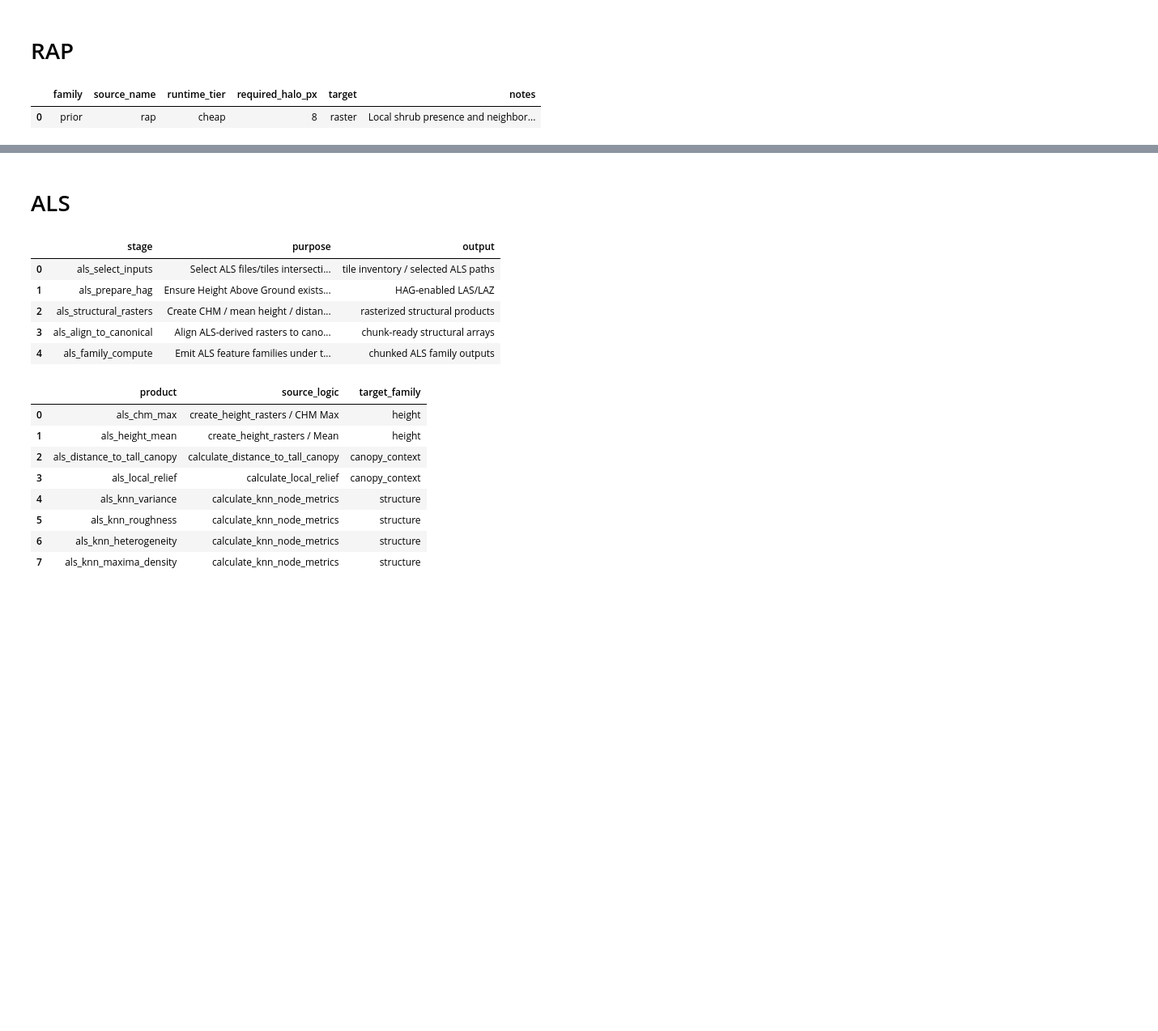
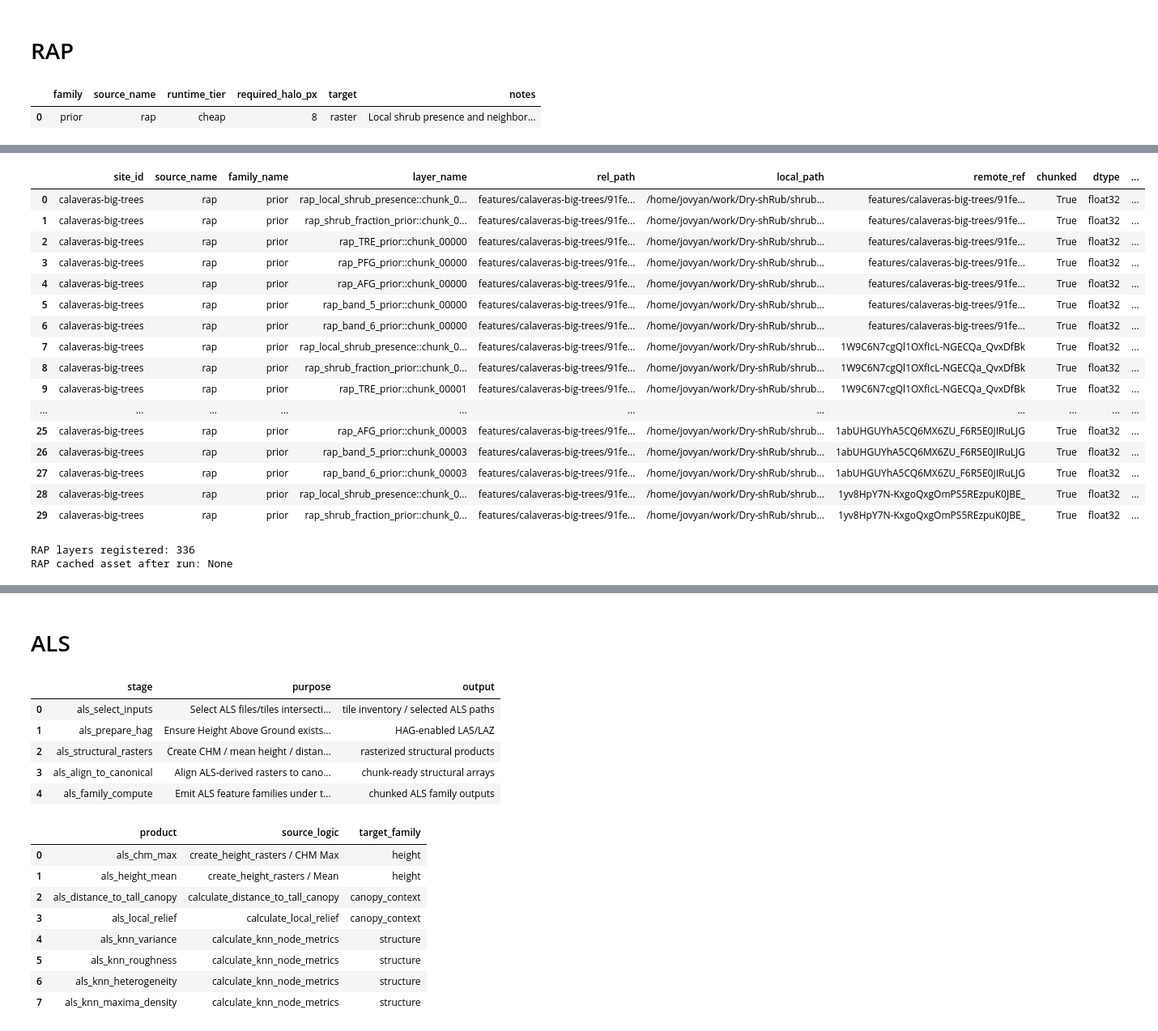
Before and after one commit to ICharmU/shrub, a Jupyter notebook: Final/features/pipeline.ipynb, the cells around one changed output, grey strips where cells are left out. Shown at 81% size. Drawn from its saved outputs; the diff is of its cells as text; code cells hidden in the pictures; blank space fills up the shorter version.

Commit message:
FE working upt multi source

```diff
--- a/Final/features/pipeline.ipynb
+++ b/Final/features/pipeline.ipynb
@@ -4511,10 +5699,11 @@ all_3dep_runs = run_3dep_all_sites(
 # %%
 summary_rows = []
+#print(all_3dep_runs['dl-bliss'])
 for site_id, registry in all_3dep_runs.items():
-    df = stack_registry_frame(registry)
+    df = stack_registry_frame(registry['registry'])
     summary_rows.append({
         "site_id": site_id,
-        "n_layers": len(registry.layers),
+        "n_layers": len(registry['registry'].layers),
         "families": sorted(df["family_name"].unique().tolist()) if not df.empty else [],
         "sources": sorted(df["source_name"].unique().tolist()) if not df.empty else [],
     })
@@ -4626,12 +5902,18 @@ def make_rap_prior_compute_fn(
 def run_rap_chunked_pipeline(
     site_id: str,
     *,
-    tif_path: str | Path,
+    site_assets: SiteAssetBundle,
     canonical_grid: CanonicalGrid,
     chunk_manifest: ChunkManifest,
     registry: RasterStackRegistry | None = None,
+    force_refresh_source: bool = False,
 ) -> RasterStackRegistry:
-    raw_bundle = load_rap_source_bundle(site_id, tif_path=tif_path)
+    raw_bundle = load_rap_source_bundle(
+        site_id,
+        site_assets=site_assets,
+        canonical_grid=canonical_grid,
+        force_refresh=force_refresh_source,
+    )
 
     prior_compute_fn = make_rap_prior_compute_fn(
         context_radius_meters=fe_cfg.rap.context_radius_meters,
@@ -4656,3 +5938,21 @@ def run_rap_chunked_pipeline(
         },
         registry=registry,
     )
+# %%
+TEST_SITE = fe_cfg.sites[0]
+
+site_assets = prepare_site_assets(TEST_SITE, force_refresh=False)
+canonical_grid = build_canonical_grid_for_site(TEST_SITE, assets=site_assets, force_refresh=False)
+chunk_manifest = build_chunk_manifest(canonical_grid, force_refresh=False)
+
+registry_rap = run_rap_chunked_pipeline(
+    TEST_SITE,
+    site_assets=site_assets,
+    canonical_grid=canonical_grid,
+    chunk_manifest=chunk_manifest,
+    registry=RasterStackRegistry(
+        site_id=TEST_SITE,
+        config_signature=fe_config_signature(),
+        layers=[],
+    ),
+)
@@ -4658,0 +6007,24 @@ def run_rap_chunked_pipeline(
+# %%
+display(stack_registry_frame(registry_rap).head(30))
+print("RAP layers registered:", len(registry_rap.layers))
+print("RAP cached asset after run:", find_cached_rap_asset(TEST_SITE))
+# %% [output]
+|  | site_id | source_name | family_name | layer_name | rel_path | local_path | remote_ref | chunked | dtype | ... |
+| 0 | calaveras-big-trees | rap | prior | rap_local_shrub_presence::chunk_0... | features/calaveras-big-trees/91fe... | /home/jovyan/work/Dry-shRub/shrub... | features/calaveras-big-trees/91fe... | True | float32 | ... |
+| 1 | calaveras-big-trees | rap | prior | rap_shrub_fraction_prior::chunk_0... | features/calaveras-big-trees/91fe... | /home/jovyan/work/Dry-shRub/shrub... | features/calaveras-big-trees/91fe... | True | float32 | ... |
+| 2 | calaveras-big-trees | rap | prior | rap_TRE_prior::chunk_00000 | features/calaveras-big-trees/91fe... | /home/jovyan/work/Dry-shRub/shrub... | features/calaveras-big-trees/91fe... | True | float32 | ... |
+| 3 | calaveras-big-trees | rap | prior | rap_PFG_prior::chunk_00000 | features/calaveras-big-trees/91fe... | /home/jovyan/work/Dry-shRub/shrub... | features/calaveras-big-trees/91fe... | True | float32 | ... |
+| 4 | calaveras-big-trees | rap | prior | rap_AFG_prior::chunk_00000 | features/calaveras-big-trees/91fe... | /home/jovyan/work/Dry-shRub/shrub... | features/calaveras-big-trees/91fe... | True | float32 | ... |
+| 5 | calaveras-big-trees | rap | prior | rap_band_5_prior::chunk_00000 | features/calaveras-big-trees/91fe... | /home/jovyan/work/Dry-shRub/shrub... | features/calaveras-big-trees/91fe... | True | float32 | ... |
+| 6 | calaveras-big-trees | rap | prior | rap_band_6_prior::chunk_00000 | features/calaveras-big-trees/91fe... | /home/jovyan/work/Dry-shRub/shrub... | features/calaveras-big-trees/91fe... | True | float32 | ... |
+| 7 | calaveras-big-trees | rap | prior | rap_local_shrub_presence::chunk_0... | features/calaveras-big-trees/91fe... | /home/jovyan/work/Dry-shRub/shrub... | 1W9C6N7cgQl1OXfIcL-NGECQa_QvxDfBk | True | float32 | ... |
+| 8 | calaveras-big-trees | rap | prior | rap_shrub_fraction_prior::chunk_0... | features/calaveras-big-trees/91fe... | /home/jovyan/work/Dry-shRub/shrub... | 1W9C6N7cgQl1OXfIcL-NGECQa_QvxDfBk | True | float32 | ... |
+| 9 | calaveras-big-trees | rap | prior | rap_TRE_prior::chunk_00001 | features/calaveras-big-trees/91fe... | /home/jovyan/work/Dry-shRub/shrub... | 1W9C6N7cgQl1OXfIcL-NGECQa_QvxDfBk | True | float32 | ... |
+| ... | ... | ... | ... | ... | ... | ... | ... | ... | ... | ... |
+| 25 | calaveras-big-trees | rap | prior | rap_AFG_prior::chunk_00003 | features/calaveras-big-trees/91fe... | /home/jovyan/work/Dry-shRub/shrub... | 1abUHGUYhA5CQ6MX6ZU_F6R5E0JIRuLJG | True | float32 | ... |
+| 26 | calaveras-big-trees | rap | prior | rap_band_5_prior::chunk_00003 | features/calaveras-big-trees/91fe... | /home/jovyan/work/Dry-shRub/shrub... | 1abUHGUYhA5CQ6MX6ZU_F6R5E0JIRuLJG | True | float32 | ... |
+| 27 | calaveras-big-trees | rap | prior | rap_band_6_prior::chunk_00003 | features/calaveras-big-trees/91fe... | /home/jovyan/work/Dry-shRub/shrub... | 1abUHGUYhA5CQ6MX6ZU_F6R5E0JIRuLJG | True | float32 | ... |
+| 28 | calaveras-big-trees | rap | prior | rap_local_shrub_presence::chunk_0... | features/calaveras-big-trees/91fe... | /home/jovyan/work/Dry-shRub/shrub... | 1yv8HpY7N-KxgoQxgOmPS5REzpuK0JBE_ | True | float32 | ... |
+| 29 | calaveras-big-trees | rap | prior | rap_shrub_fraction_prior::chunk_0... | features/calaveras-big-trees/91fe... | /home/jovyan/work/Dry-shRub/shrub... | 1yv8HpY7N-KxgoQxgOmPS5REzpuK0JBE_ | True | float32 | ... |
+RAP layers registered: 336
+RAP cached asset after run: None
```
Also changed, not shown: parts of 71 cells of this notebook, 7 other files.
